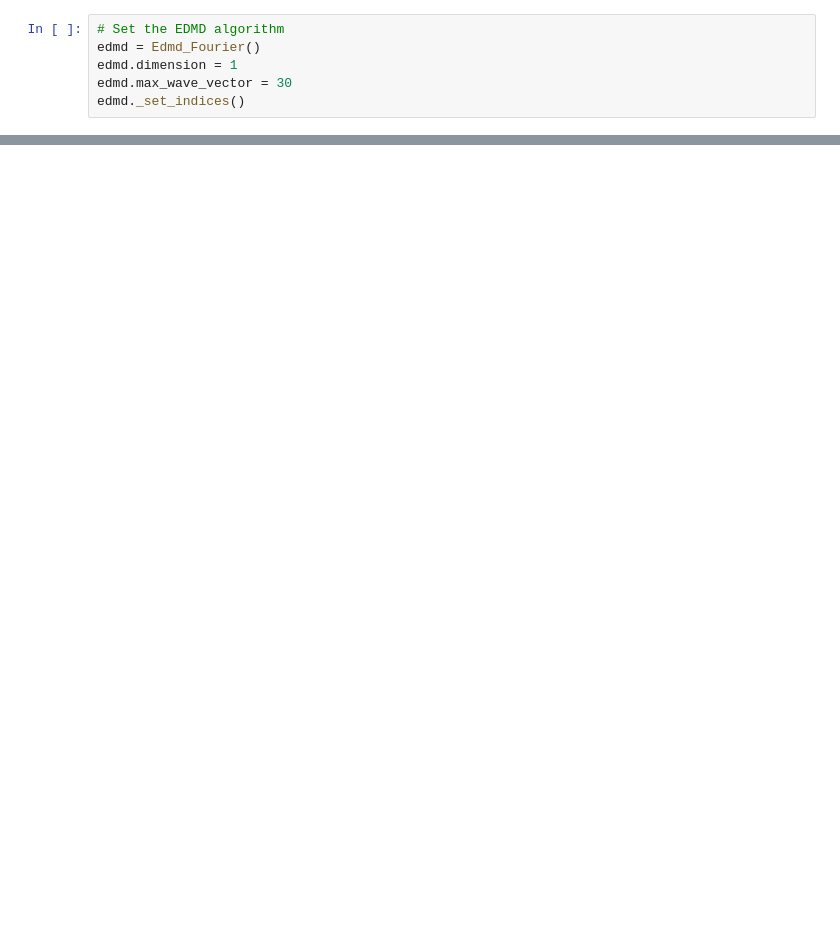
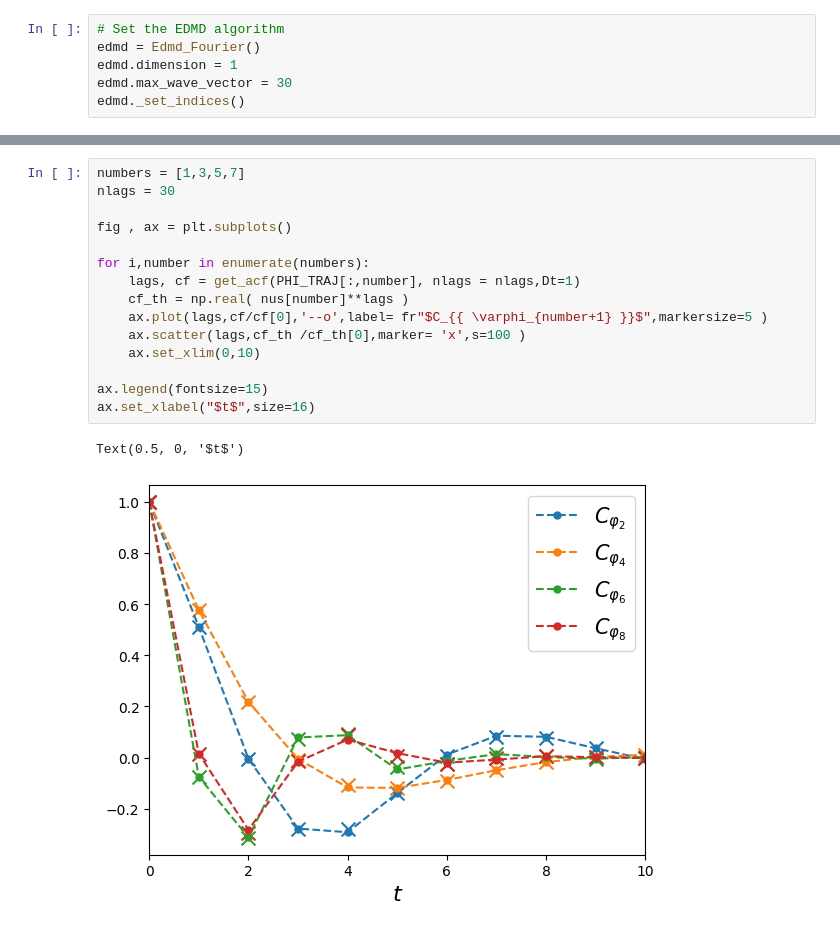
Before and after one commit to niccozagli/KoopmanismResponse, a Jupyter notebook: notebooks/try.ipynb, the cells around one changed output, grey strips where cells are left out. Saved outputs shown, nothing was run; the diff lists cells and outputs as text; blank space fills up the shorter version.

```diff
--- a/notebooks/try.ipynb
+++ b/notebooks/try.ipynb
@@ -35,0 +40,18 @@ ax.set_aspect('equal')
+# %%
+numbers = [1,3,5,7]
+nlags = 30
+
+fig , ax = plt.subplots()
+
+for i,number in enumerate(numbers):
+    lags, cf = get_acf(PHI_TRAJ[:,number], nlags = nlags,Dt=1)
+    cf_th = np.real( nus[number]**lags )
+    ax.plot(lags,cf/cf[0],'--o',label= fr"$C_{{ \varphi_{number+1} }}$",markersize=5 )
+    ax.scatter(lags,cf_th /cf_th[0],marker= 'x',s=100 )
+    ax.set_xlim(0,10)
+
+ax.legend(fontsize=15)
+ax.set_xlabel("$t$",size=16)
+# %% [output]
+Text(0.5, 0, '$t$')
+[figure, added]
```
Also changed, not shown: parts of 9 cells of this notebook, 1 other file.
